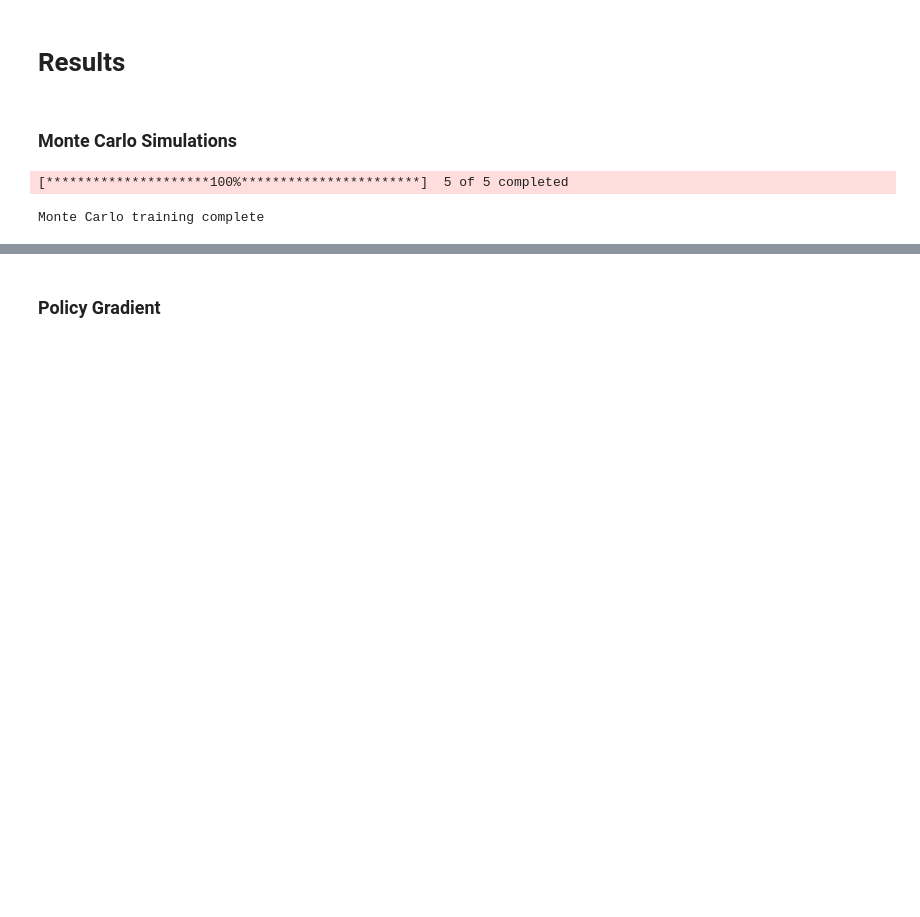
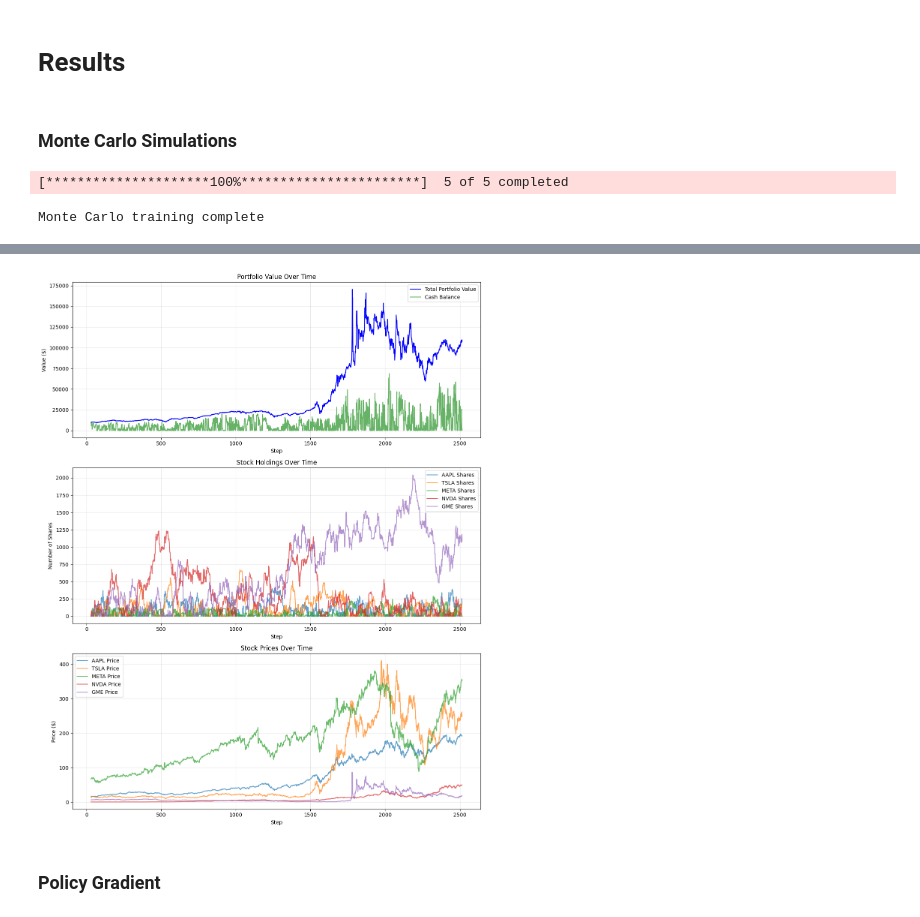
Before and after one commit to MKMiyagi/COGS188_Financial_Agents, a Jupyter notebook: FinalProject_Financial_Agents.ipynb, the cells around one changed output, grey strips where cells are left out. Cells and saved outputs as stored; diff of their text form; code cells hidden in the pictures; blank space fills up the shorter version.

Commit message:
add visualization function in env and run motecarlo and a2c agents

```diff
--- a/FinalProject_Financial_Agents.ipynb
+++ b/FinalProject_Financial_Agents.ipynb
@@ -201,3 +201,7 @@ Percentage of positive profits: 55.05%
+# %%
+monte_carlo_env.plot_all_metrics()
+# %% [output]
+[figure, added]
 # %% [markdown]
 ### Policy Gradient
 # %%
```
Also changed, not shown: parts of 9 cells of this notebook, 3 other files.
